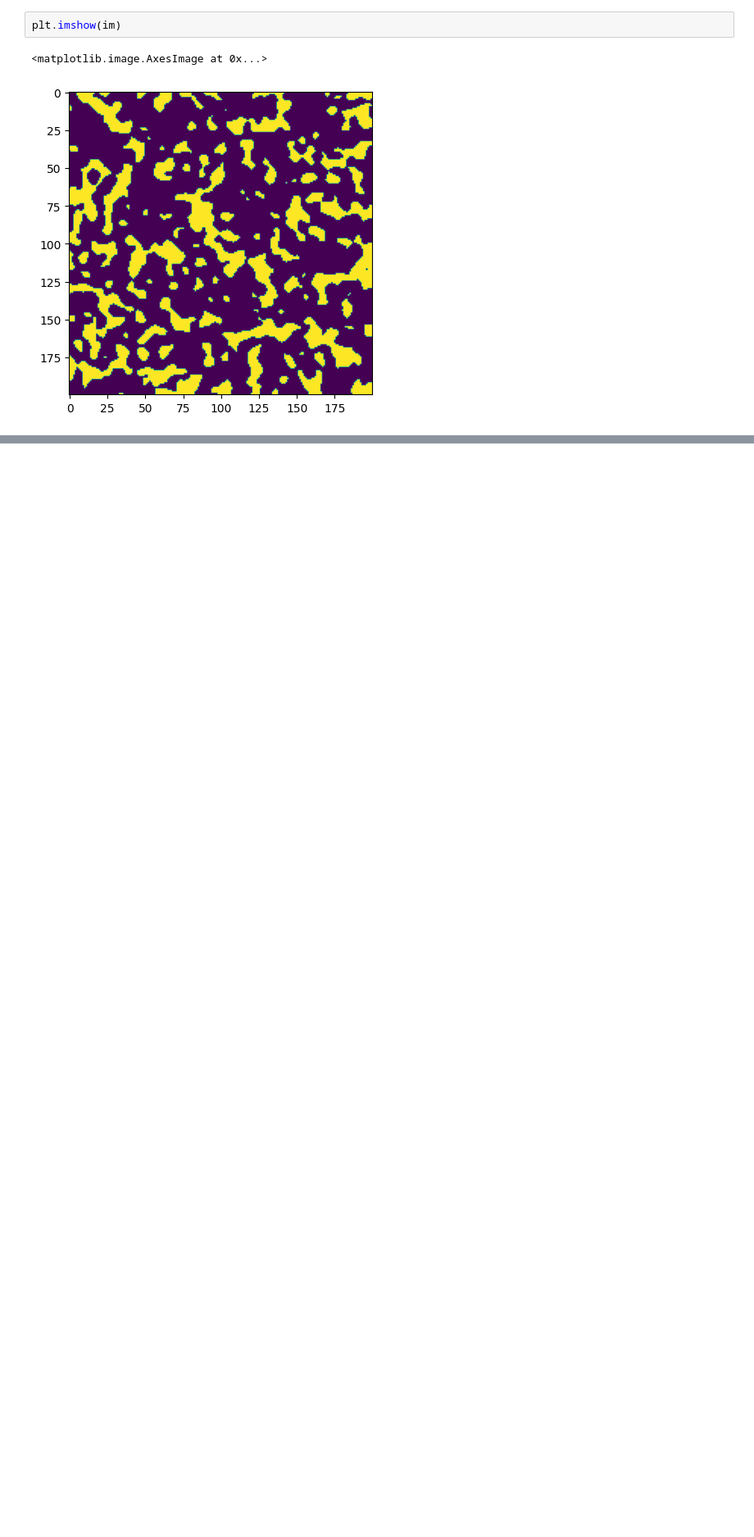
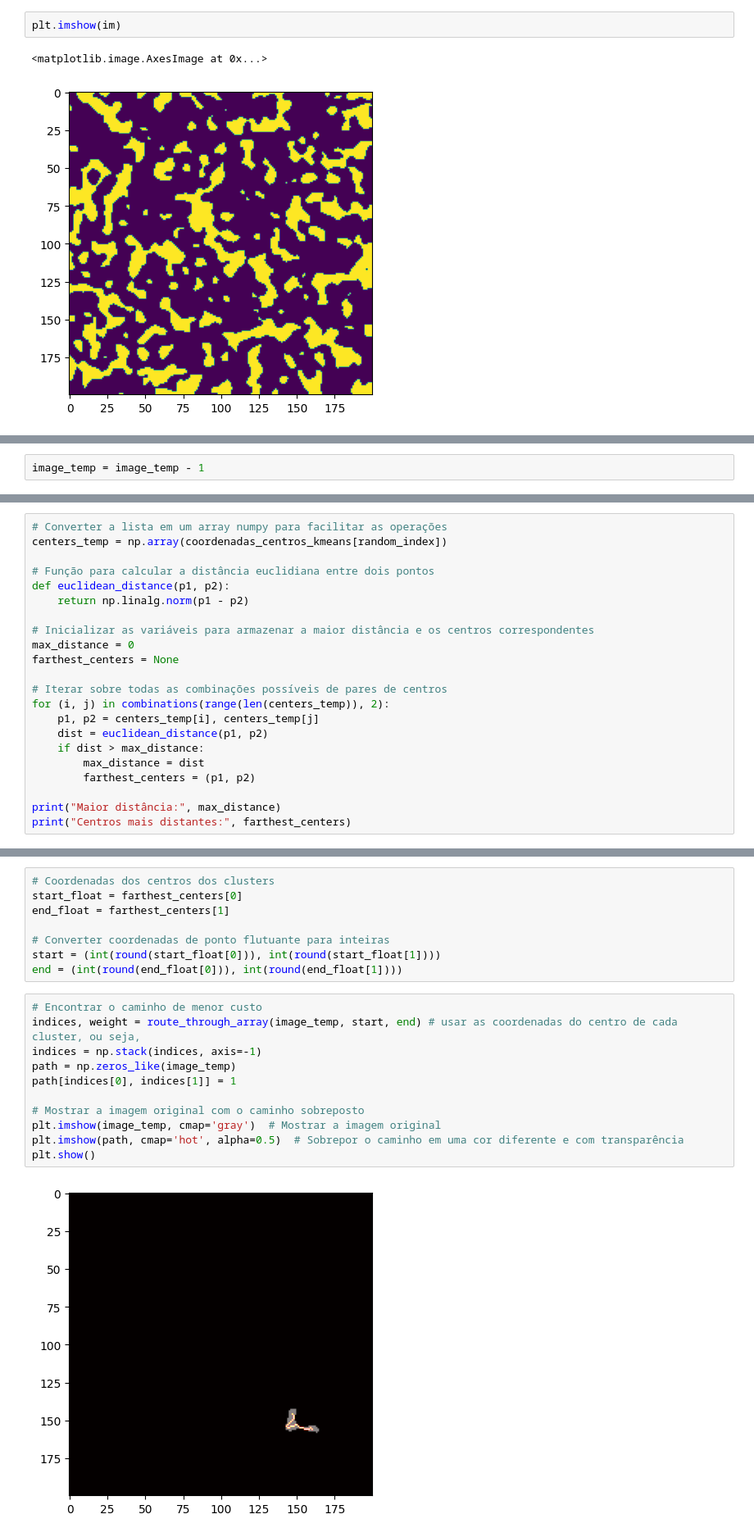
Before and after one commit to FrankVanzeler/Digital-Rock-Analysis-, a Jupyter notebook: Testing.ipynb, the cells around one changed output, grey strips where cells are left out. Shown at 82% size. Saved outputs shown, nothing was run; the diff lists cells and outputs as text; blank space fills up the shorter version.

```diff
--- a/Testing.ipynb
+++ b/Testing.ipynb
@@ -1990,0 +2238,2 @@ plt.show()
+# %%
+image_temp = image_temp - 1
@@ -1990,0 +2242,22 @@ plt.show()
+# %%
+# Converter a lista em um array numpy para facilitar as operações
+centers_temp = np.array(coordenadas_centros_kmeans[random_index])
+
+# Função para calcular a distância euclidiana entre dois pontos
+def euclidean_distance(p1, p2):
+    return np.linalg.norm(p1 - p2)
+
+# Inicializar as variáveis para armazenar a maior distância e os centros correspondentes
+max_distance = 0
+farthest_centers = None
+
+# Iterar sobre todas as combinações possíveis de pares de centros
+for (i, j) in combinations(range(len(centers_temp)), 2):
+    p1, p2 = centers_temp[i], centers_temp[j]
+    dist = euclidean_distance(p1, p2)
+    if dist > max_distance:
+        max_distance = dist
+        farthest_centers = (p1, p2)
+
+print("Maior distância:", max_distance)
+print("Centros mais distantes:", farthest_centers)
@@ -1990,0 +2271,21 @@ plt.show()
+# %%
+# Coordenadas dos centros dos clusters
+start_float = farthest_centers[0]
+end_float = farthest_centers[1]
+
+# Converter coordenadas de ponto flutuante para inteiras
+start = (int(round(start_float[0])), int(round(start_float[1])))
+end = (int(round(end_float[0])), int(round(end_float[1])))
+# %%
+# Encontrar o caminho de menor custo
+indices, weight = route_through_array(image_temp, start, end) # usar as coordenadas do centro de cada cluster, ou seja,
+indices = np.stack(indices, axis=-1)
+path = np.zeros_like(image_temp)
+path[indices[0], indices[1]] = 1
+
+# Mostrar a imagem original com o caminho sobreposto
+plt.imshow(image_temp, cmap='gray')  # Mostrar a imagem original
+plt.imshow(path, cmap='hot', alpha=0.5)  # Sobrepor o caminho em uma cor diferente e com transparência
+plt.show()
+# %% [output]
+[figure, added]
```
Also changed, not shown: parts of 24 cells of this notebook.
